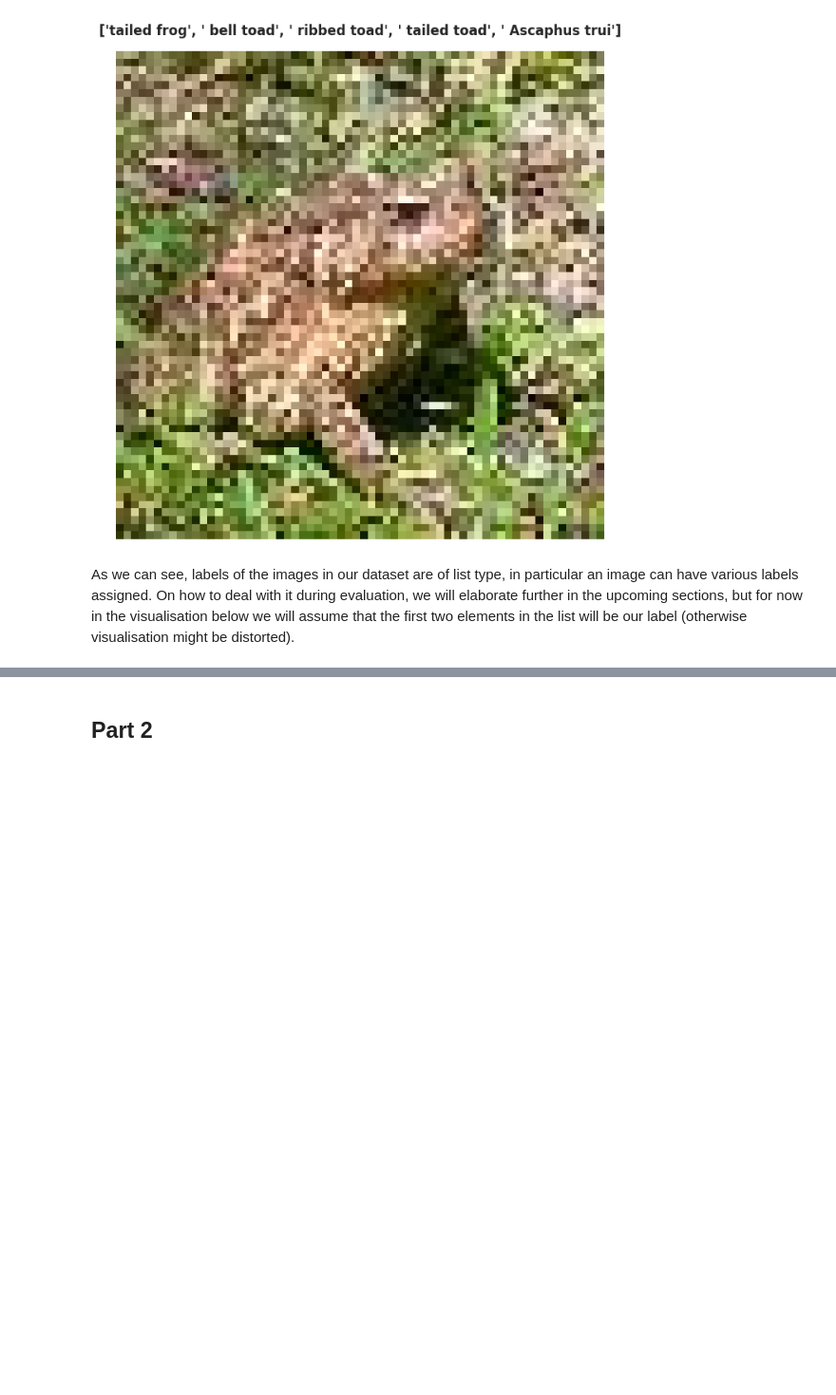
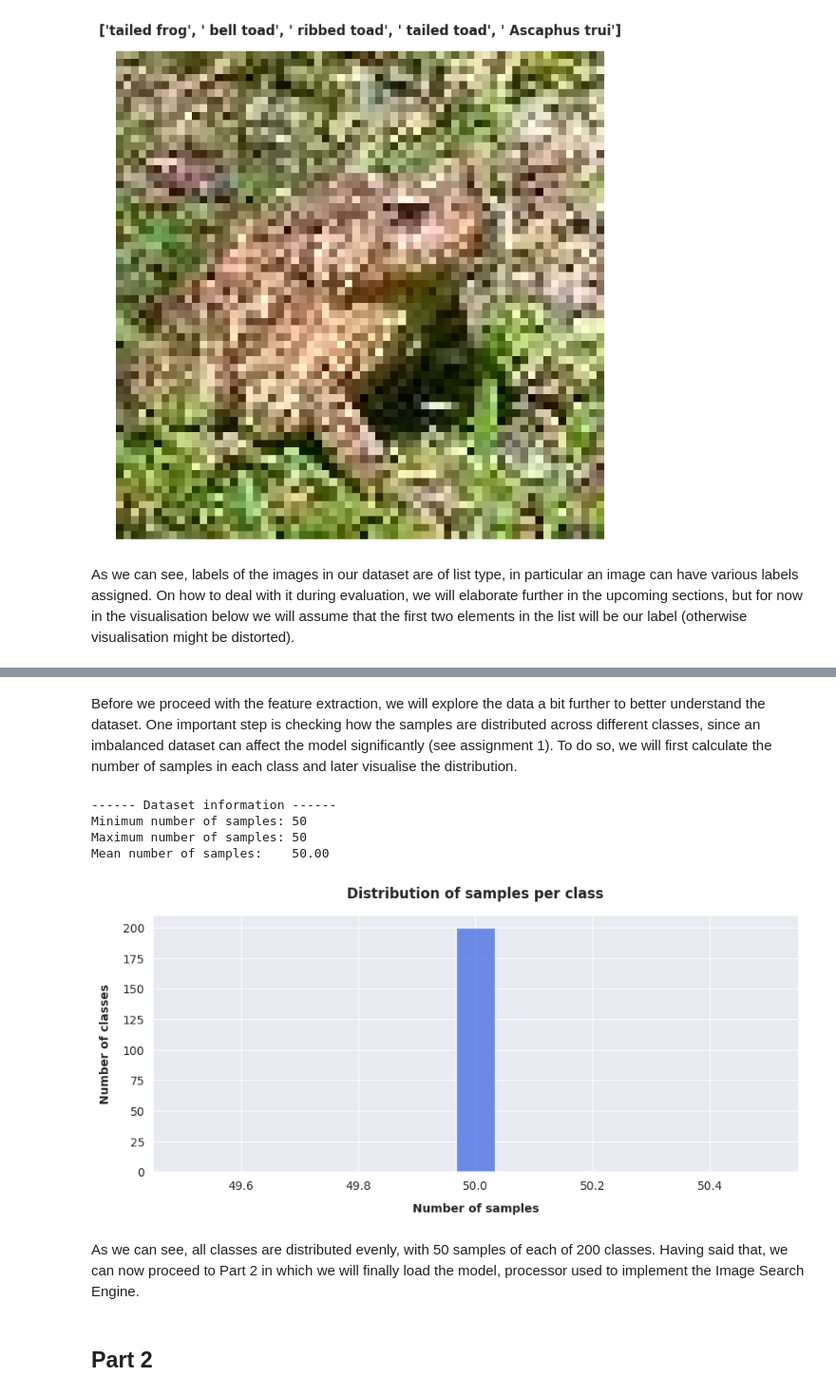
Before and after one commit to OskarK16/YOLO_assignment, a Jupyter notebook: Assignment3.ipynb, the cells around one changed output, grey strips where cells are left out. Shown at 95% size. Cells and saved outputs as stored; diff of their text form; code cells hidden in the pictures; blank space fills up the shorter version.

```diff
--- a/Assignment3.ipynb
+++ b/Assignment3.ipynb
@@ -165,2 +166,36 @@ for i in range(NUM_SAMPLES):
+# %% [markdown]
+Before we proceed with the feature extraction, we will explore the data a bit further to better understand the dataset. One important step is checking how the samples are distributed across different classes, since an imbalanced dataset can affect the model significantly (see assignment 1). To do so, we will first calculate the number of samples in each class and later visualise the distribution.
+# %%
+all_labels = [label for _, label in dataset]
+
+label_counts = Counter(all_labels)
+
+df_counter = pd.DataFrame.from_dict(label_counts, orient = "index", columns = ["count"])
+df_counter.index.name = "class_idx"
+df_counts = df_counter.reset_index()
+
+min_samples = df_counts["count"].min()
+max_samples = df_counts["count"].max()
+mean_samples = df_counts["count"].mean()
+
+print("------ Dataset information ------")
+print(f"Minimum number of samples: {min_samples}")
+print(f"Maximum number of samples: {max_samples}")
+print(f"Mean number of samples:    {mean_samples:.2f}\n")
+
+fig, ax = plt.subplots(figsize = (10, 4))
+sns.histplot(data = df_counter, x = "count", bins = 15, color = "royalblue", ax = ax)
+ax.set_title("Distribution of samples per class", fontweight = "bold", pad = 15)
+ax.set_xlabel("Number of samples", fontweight = "bold", labelpad = 10)
+ax.set_ylabel("Number of classes", fontweight = "bold", labelpad = 10)
+plt.show()
+# %% [output]
+------ Dataset information ------
+Minimum number of samples: 50
+Maximum number of samples: 50
+Mean number of samples:    50.00
+[figure, added]
+# %% [markdown]
+As we can see, all classes are distributed evenly, with 50 samples of each of 200 classes. Having said that, we can now proceed to Part 2 in which we will finally load the model, processor used to implement the Image Search Engine.
 # %% [markdown]
 ## Part 2
```
Also changed, not shown: parts of 44 cells of this notebook.
